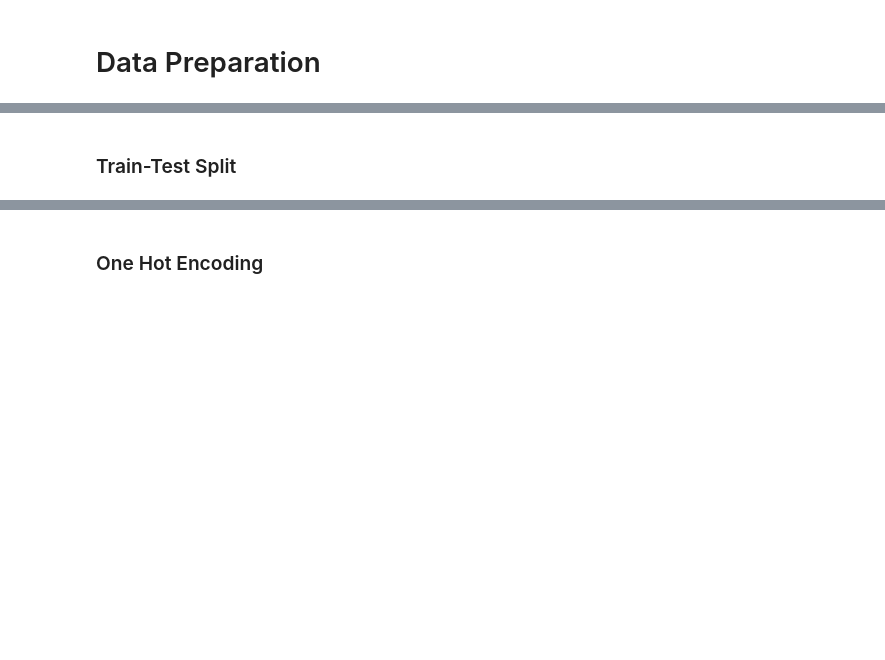
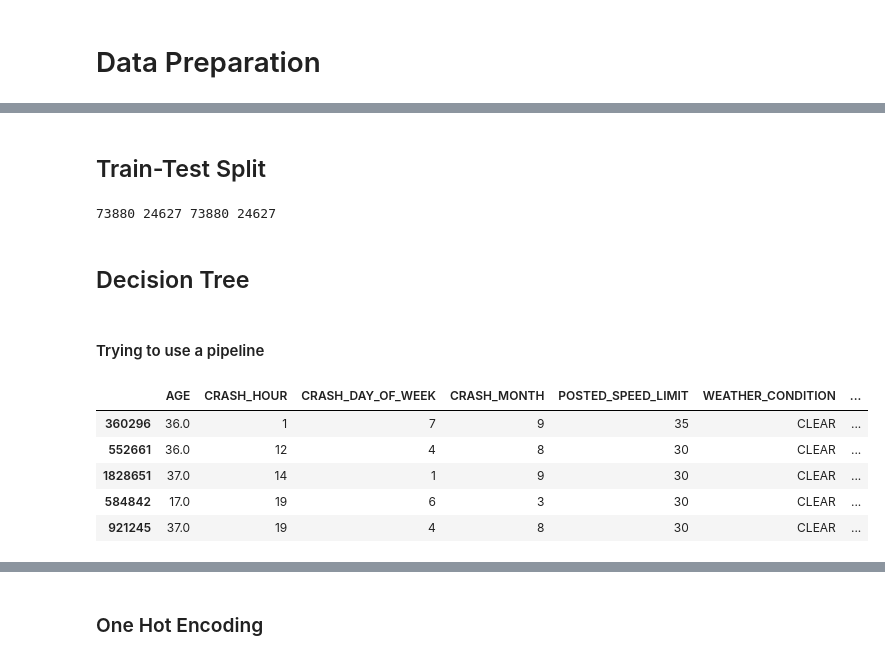
Before and after one commit to meowkaiser/Chicago_Car_Crashes_Project, a Jupyter notebook: jerry_notebook.ipynb, the cells around one changed output, grey strips where cells are left out. Saved outputs shown, nothing was run; the diff lists cells and outputs as text; code cells hidden in the pictures; blank space fills up the shorter version.

```diff
--- a/jerry_notebook.ipynb
+++ b/jerry_notebook.ipynb
@@ -105,7 +303,7 @@ df_driver.isna().sum()
 columns_to_drop = ['CRASH_RECORD_ID','CRASH_DATE_x','INJURIES_TOTAL','INJURIES_INCAPACITATING',
                    'INJURIES_NON_INCAPACITATING','INJURIES_REPORTED_NOT_EVIDENT','MAKE','MOST_SEVERE_INJURY',
                    'MODEL','VEHICLE_YEAR','OCCUPANT_CNT','PERSON_TYPE',
-                   'INJURY_CLASSIFICATION','CRASH_TYPE','LONGITUDE','LATITUDE','Crash_year','CRASH_MONTH']
+                   'INJURY_CLASSIFICATION','CRASH_TYPE','LONGITUDE','LATITUDE','Crash_year']
 
 df_driver = df_driver.drop(columns_to_drop,axis=1)
 # %%
@@ -140,8 +418,29 @@ test_df = df_driver[features]
+# %%
+# Decided Features to use
+features = ['AGE', 'CRASH_HOUR','CRASH_DAY_OF_WEEK', 'CRASH_MONTH', 'POSTED_SPEED_LIMIT',
+           'WEATHER_CONDITION','LIGHTING_CONDITION','TRAFFIC_CONTROL_DEVICE',
+           'PHYSICAL_CONDITION','VEHICLE_DEFECT','INJURIES_FATAL']
+test_df = df_driver[features]
 # %% [markdown]
-### Train-Test Split
+## Train-Test Split
 # %%
 X = test_df.drop('INJURIES_FATAL',axis=1)
 y = test_df.INJURIES_FATAL
 
 X_train, X_test, y_train, y_test = train_test_split(X,y,random_state=42)
 print(len(X_train), len(X_test), len(y_train), len(y_test))
+# %% [output]
+73880 24627 73880 24627
+# %% [markdown]
+## Decision Tree
+# %% [markdown]
+#### Trying to use a pipeline
+# %%
+X_train.head()
+# %% [output]
+|  | AGE | CRASH_HOUR | CRASH_DAY_OF_WEEK | CRASH_MONTH | POSTED_SPEED_LIMIT | WEATHER_CONDITION | ... |
+| 360296 | 36.0 | 1 | 7 | 9 | 35 | CLEAR | ... |
+| 552661 | 36.0 | 12 | 4 | 8 | 30 | CLEAR | ... |
+| 1828651 | 37.0 | 14 | 1 | 9 | 30 | CLEAR | ... |
+| 584842 | 17.0 | 19 | 6 | 3 | 30 | CLEAR | ... |
+| 921245 | 37.0 | 19 | 4 | 8 | 30 | CLEAR | ... |
```
Also changed, not shown: parts of 61 cells of this notebook.
